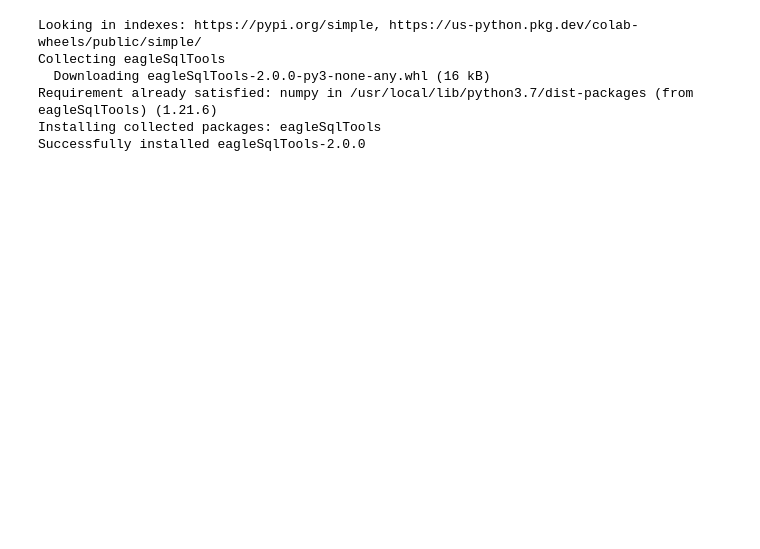
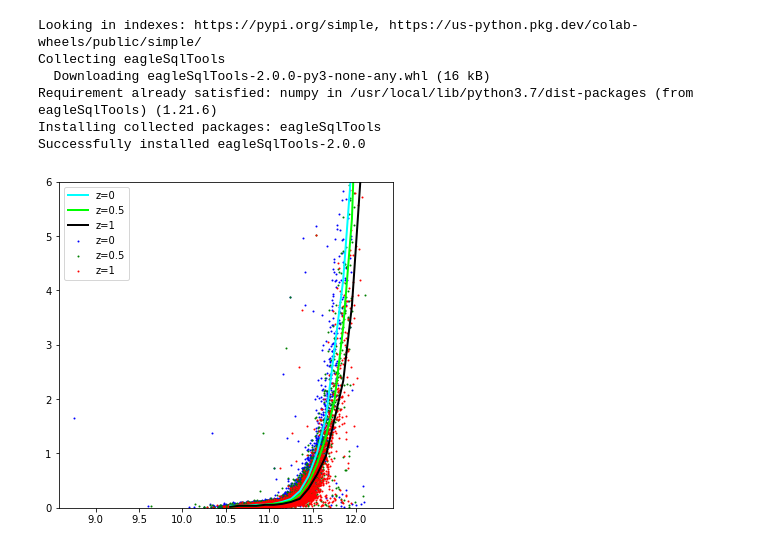
Before and after one commit to xvh422/L4-Project, a Jupyter notebook: Plot 3.ipynb, the cells around one changed output. Drawn from its saved outputs; the diff is of its cells as text; code cells hidden in the pictures; blank space fills up the shorter version.

```diff
--- a/Plot 3.ipynb
+++ b/Plot 3.ipynb
@@ -95,0 +113,34 @@ def medians(xs, ys, min, max, step):
+# %%
+loghalo_1 = np.log10(remove_zeros_2(Data_1['halo'], Data_1['bh'])[0])
+bh_1 = remove_zeros_2(Data_1['halo'], Data_1['bh'])[1]
+
+loghalo_2 = np.log10(remove_zeros_2(Data_2['halo'], Data_2['bh'])[0])
+bh_2 = remove_zeros_2(Data_2['halo'], Data_2['bh'])[1]
+
+loghalo_3 = np.log10(remove_zeros_2(Data_3['halo'], Data_3['bh'])[0])
+bh_3 = remove_zeros_2(Data_3['halo'], Data_3['bh'])[1]
+# %%
+x1 = medians(loghalo_1, bh_1, 10.5, 12, 0.1)[0]
+y1 = medians(loghalo_1, bh_1, 10.5, 12, 0.1)[1]
+x2 = medians(loghalo_2, bh_2, 10.5, 12, 0.1)[0]
+y2 = medians(loghalo_2, bh_2, 10.5, 12, 0.1)[1]
+x3 = medians(loghalo_3, bh_3, 10.5, 12, 0.1)[0]
+y3 = medians(loghalo_3, bh_3, 10.5, 12, 0.1)[1]
+
+plt.figure(figsize = (6,6))
+
+plt.scatter(loghalo_1, bh_1/1e8, color='b', s=1, label='z=0')
+plt.scatter(loghalo_2, bh_2/1e8, color='g', s=1, label='z=0.5')
+plt.scatter(loghalo_3, bh_3/1e8, color='r', s=1, label='z=1')
+
+plt.plot(x1, y1/1e8, linewidth=2, color='cyan', label='z=0')
+plt.plot(x2, y2/1e8, linewidth=2, color='lime', label='z=0.5')
+plt.plot(x3, y3/1e8, linewidth=2, color='black', label='z=1')
+
+plt.legend()
+
+plt.ylim(0, 6)
+
+plt.show()
+# %% [output]
+[figure, added]
```
Also changed, not shown: parts of 1 cell of this notebook.
